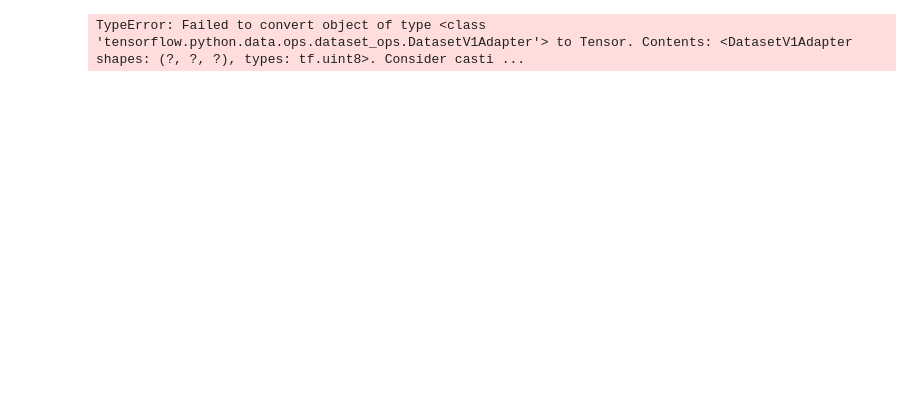
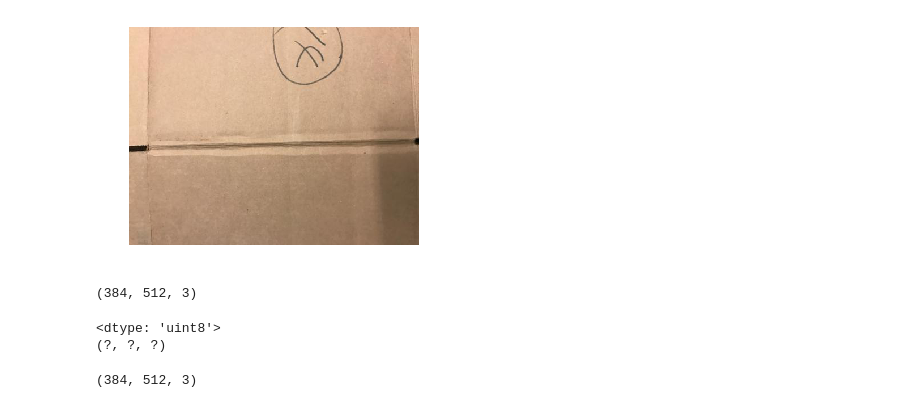
Before and after one commit to Joon-June/UofT_2019_NewHack, a Jupyter notebook: trash.ipynb, the cells around one changed output. Drawn from its saved outputs; the diff is of its cells as text; code cells hidden in the pictures; blank space fills up the shorter version.

```diff
--- a/trash.ipynb
+++ b/trash.ipynb
@@ -23,30 +108,54 @@ AttributeError: module 'tensorflow._api.v1.data' has no attribute 'tf'
+# %%
+image = plt.imread("dataset-resized/cardboard/cardboard1.jpg")
+plt.axis("off")
+plt.imshow(image)
+plt.show()
+print(image.shape)
+# %% [output]
+[figure, added]
+(384, 512, 3)
 # %%
-filename_dataset = tf.data.Dataset.list_files("trashnet-master/data/dataset-resized/*.jpg")
+filename_dataset = tf.data.Dataset.list_files("dataset-resized/cardboard/*.jpg")
 
-image_dataset = filename_dataset.map(lambda x: tf.io.decode_jpeg(tf.read_file(x)))
-image = tf.convert_to_tensor(image_dataset)
+image_dataset = filename_dataset.map(jpeg_decode)
+
+
 #print(image_dataset[0])
-# iterator = image_dataset.make_one_shot_iterator()
-# next_image = iterator.get_next()
+iterator = image_dataset.make_one_shot_iterator()
+next_image = iterator.get_next()
 
-# count = 0
-# # Start a new session to show example output.
-# cardboard = np.array([])
+
+# # count = 0
+# # # Start a new session to show example output.
+# # cardboard = np.zeros(403)
 # with tf.Session() as sess:
-#   try:
-#     while True:
-#       # Get an image tensor and print its value.
-#       image_tensor = np.array(sess.run([next_image]))
-# #     print(image_tensor)
-#       print(count)
-#       count+=1
-#       #cardboard = np.append(cardboard,image_tensor)
+#     #NI = next_image.eval()
+#      try:
+#         while True:
+# #             # Get an image tensor and print its value.
+#               image_tensor = np.array(sess.run([next_image]))[0]
+# #             #       if (count == 0):
+# #             #           plt.imshow(image_tensor[0])
+# #             #           plt.show()
+# #             #             #plt.imshow(image_tensor)
+# #             #           #print(image_tensor.reshape(-1,512*384))
+# #             #cardboard[count] = image_tensor[0].reshape(-1,384*512*3)
+# #             #print(count)
+# #             #print(image_tensor[0].shape())
+# #             #count+=1
+# #             #print(count)
+# #             #cardboard = np.append(cardboard,image_tensor)
 
 
 
-#   except tf.errors.OutOfRangeError:
-#     # We have reached the end of `image_dataset`.
-#     pass
-# print(cardboard)
+#      except tf.errors.OutOfRangeError:
+# #         # We have reached the end of `image_dataset`.
+#          pass
+# # print(cardboard)
 # %% [output]
-TypeError: Failed to convert object of type <class 'tensorflow.python.data.ops.dataset_ops.DatasetV1Adapter'> to Tensor. Contents: <DatasetV1Adapter shapes: (?, ?, ?), types: tf.uint8>. Consider casti ...
+<dtype: 'uint8'>
+(?, ?, ?)
+# %%
+np.shape(image_tensor)
+# %% [output]
+(384, 512, 3)
```
Also changed, not shown: parts of 11 cells of this notebook.
